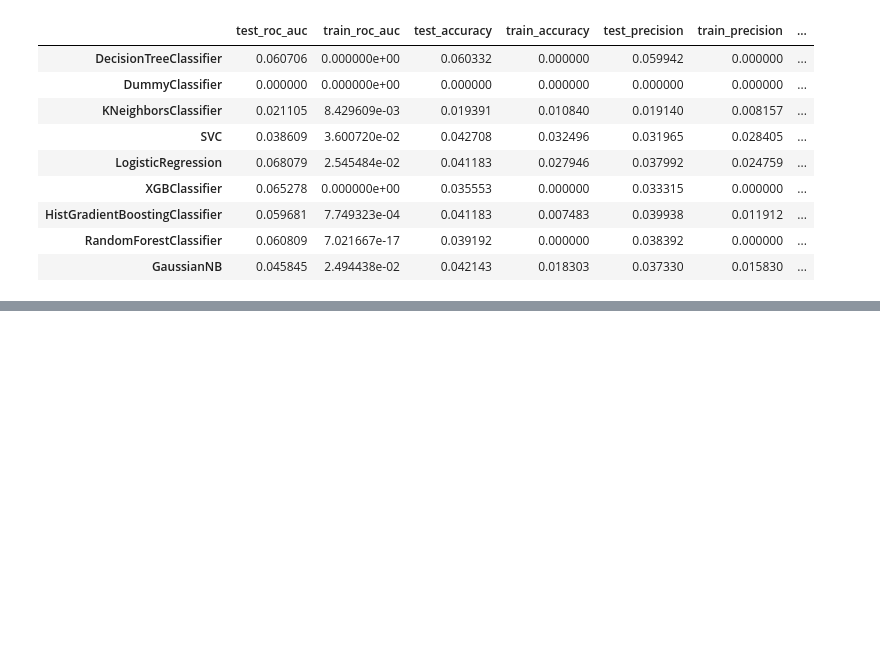
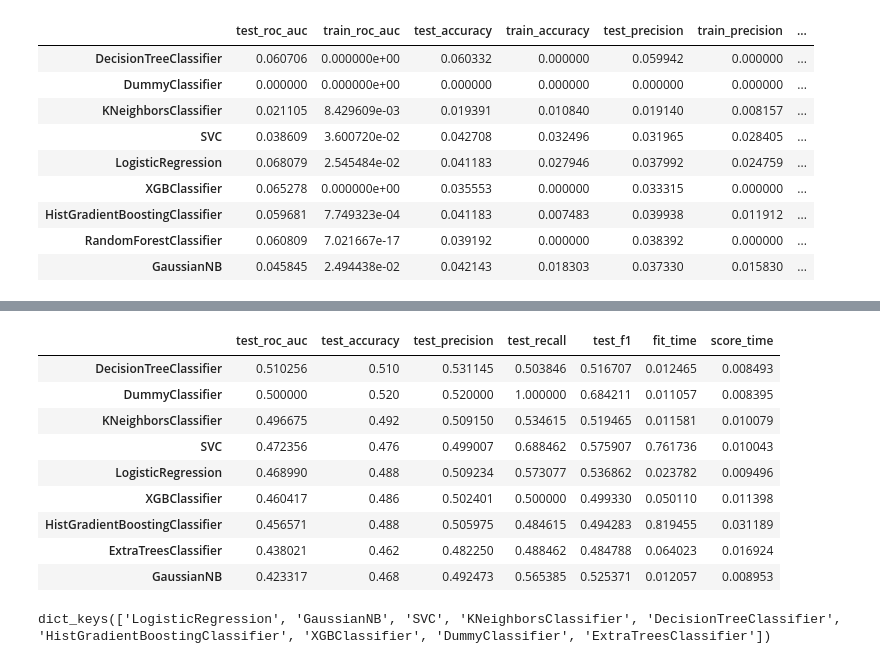
Before and after one commit to rxavier/poniard, a Jupyter notebook: nbs/estimators.core.ipynb, the cells around one changed output, grey strips where cells are left out. Cells and saved outputs as stored; diff of their text form; code cells hidden in the pictures; blank space fills up the shorter version.

```diff
--- a/nbs/estimators.core.ipynb
+++ b/nbs/estimators.core.ipynb
@@ -1718,0 +1767,20 @@ stds
+# %%
+pnd.add_estimators(ExtraTreesClassifier())
+pnd.remove_estimators("RandomForestClassifier")
+pnd.fit()
+pnd.get_results()
+# %% [output]
+|  | test_roc_auc | test_accuracy | test_precision | test_recall | test_f1 | fit_time | score_time |
+| DecisionTreeClassifier | 0.510256 | 0.510 | 0.531145 | 0.503846 | 0.516707 | 0.012465 | 0.008493 |
+| DummyClassifier | 0.500000 | 0.520 | 0.520000 | 1.000000 | 0.684211 | 0.011057 | 0.008395 |
+| KNeighborsClassifier | 0.496675 | 0.492 | 0.509150 | 0.534615 | 0.519465 | 0.011581 | 0.010079 |
+| SVC | 0.472356 | 0.476 | 0.499007 | 0.688462 | 0.575907 | 0.761736 | 0.010043 |
+| LogisticRegression | 0.468990 | 0.488 | 0.509234 | 0.573077 | 0.536862 | 0.023782 | 0.009496 |
+| XGBClassifier | 0.460417 | 0.486 | 0.502401 | 0.500000 | 0.499330 | 0.050110 | 0.011398 |
+| HistGradientBoostingClassifier | 0.456571 | 0.488 | 0.505975 | 0.484615 | 0.494283 | 0.819455 | 0.031189 |
+| ExtraTreesClassifier | 0.438021 | 0.462 | 0.482250 | 0.488462 | 0.484788 | 0.064023 | 0.016924 |
+| GaussianNB | 0.423317 | 0.468 | 0.492473 | 0.565385 | 0.525371 | 0.012057 | 0.008953 |
+# %%
+pnd.pipelines.keys()
+# %% [output]
+dict_keys(['LogisticRegression', 'GaussianNB', 'SVC', 'KNeighborsClassifier', 'DecisionTreeClassifier', 'HistGradientBoostingClassifier', 'XGBClassifier', 'DummyClassifier', 'ExtraTreesClassifier'])
```
Also changed, not shown: parts of 45 cells of this notebook, 7 other files.
